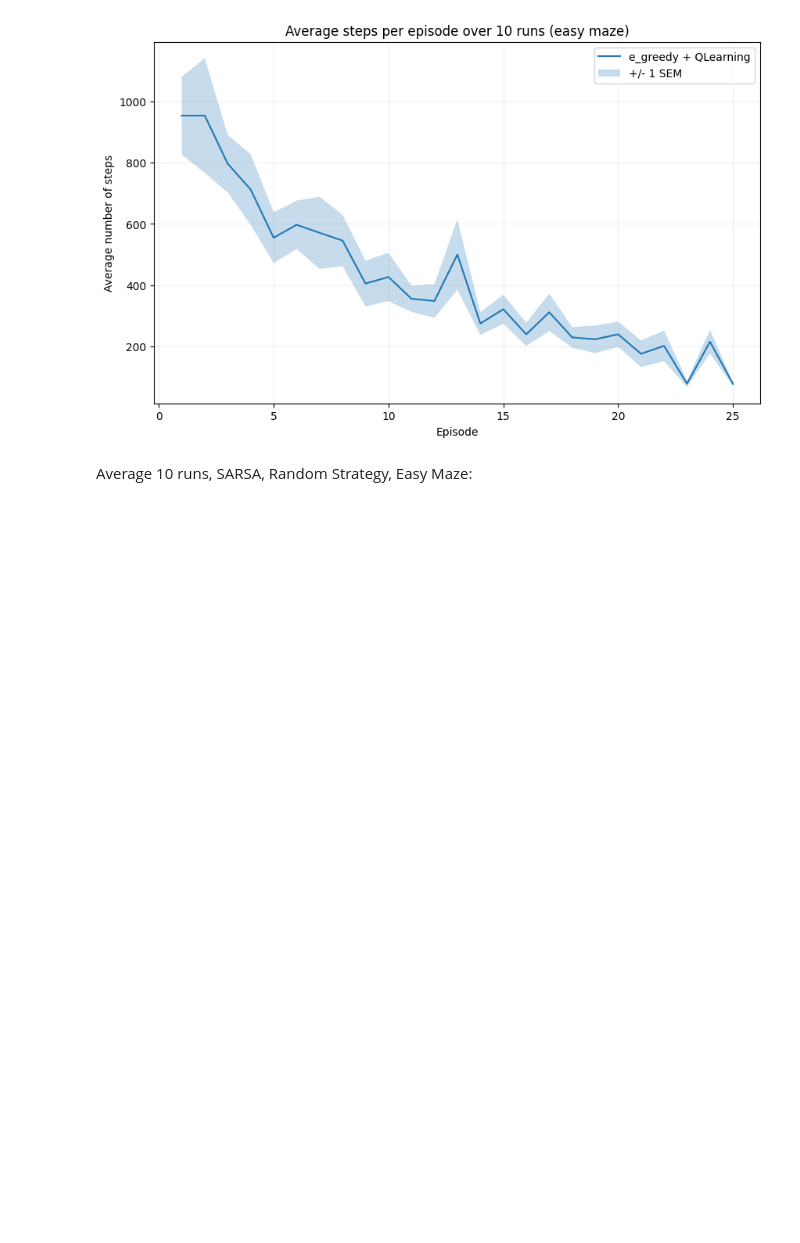
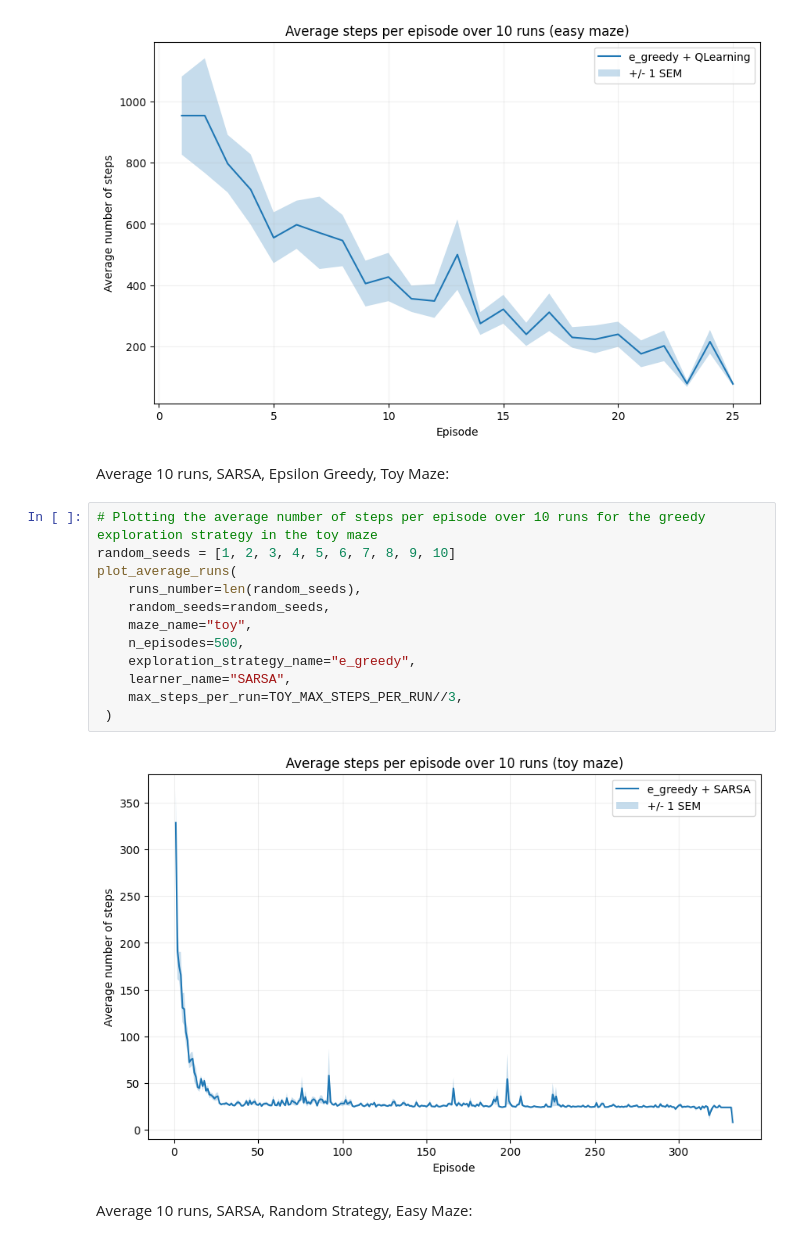
Before and after one commit to Pavel-77-ro/RL-Assignment, a Jupyter notebook: src/Main.ipynb, the cells around one changed output. Cells and saved outputs as stored; diff of their text form; blank space fills up the shorter version.

```diff
--- a/src/Main.ipynb
+++ b/src/Main.ipynb
@@ -910,6 +910,22 @@ plot_average_runs(
  )
 # %% [output]
 [figure]
+# %% [markdown]
+Average 10 runs, SARSA, Epsilon Greedy, Toy Maze:
+# %%
+# Plotting the average number of steps per episode over 10 runs for the greedy exploration strategy in the toy maze
+random_seeds = [1, 2, 3, 4, 5, 6, 7, 8, 9, 10]
+plot_average_runs(
+    runs_number=len(random_seeds),
+    random_seeds=random_seeds,
+    maze_name="toy",
+    n_episodes=500,
+    exploration_strategy_name="e_greedy",
+    learner_name="SARSA",
+    max_steps_per_run=TOY_MAX_STEPS_PER_RUN//3,
+ )
+# %% [output]
+[figure, added]
 # %% [markdown]
 Average 10 runs, SARSA, Random Strategy, Easy Maze:
 # %%
```
Also changed, not shown: parts of 6 cells of this notebook.
